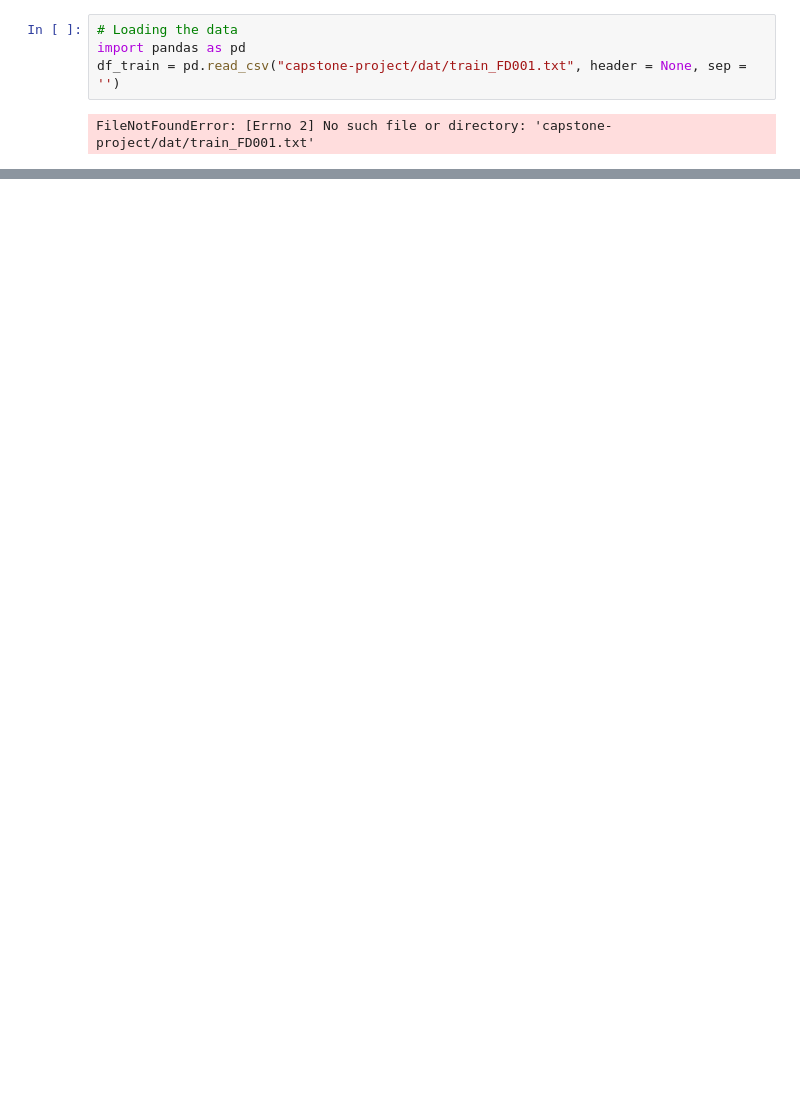
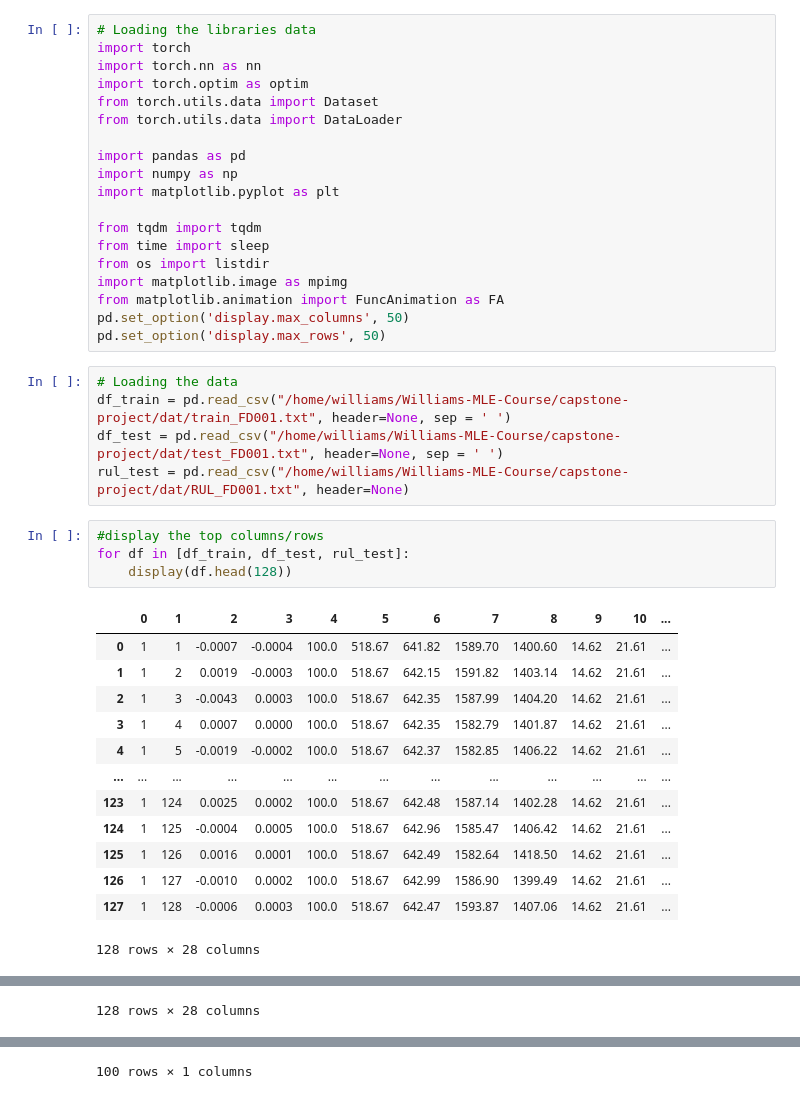
Before and after one commit to havilah40/Williams-MLE-Course, a Jupyter notebook: capstone-project/nb/nasa-turbo-fan.ipynb, the cells around one changed output, grey strips where cells are left out. Saved outputs shown, nothing was run; the diff lists cells and outputs as text; blank space fills up the shorter version.

```diff
--- a/capstone-project/nb/nasa-turbo-fan.ipynb
+++ b/capstone-project/nb/nasa-turbo-fan.ipynb
@@ -1,6 +1,42 @@
-# %%
-# Loading the data
-import pandas as pd
-df_train = pd.read_csv("capstone-project/dat/train_FD001.txt", header = None, sep = '')
-# %% [output]
-FileNotFoundError: [Errno 2] No such file or directory: 'capstone-project/dat/train_FD001.txt'
+# %%
+# Loading the libraries data
+import torch
+import torch.nn as nn
+import torch.optim as optim
+from torch.utils.data import Dataset
+from torch.utils.data import DataLoader
+
+import pandas as pd
+import numpy as np
+import matplotlib.pyplot as plt
+
+from tqdm import tqdm
+from time import sleep
+from os import listdir
+import matplotlib.image as mpimg
+from matplotlib.animation import FuncAnimation as FA
+pd.set_option('display.max_columns', 50)
+pd.set_option('display.max_rows', 50)
+# %%
+# Loading the data
+df_train = pd.read_csv("/home/williams/Williams-MLE-Course/capstone-project/dat/train_FD001.txt", header=None, sep = ' ')
+df_test = pd.read_csv("/home/williams/Williams-MLE-Course/capstone-project/dat/test_FD001.txt", header=None, sep = ' ')
+rul_test = pd.read_csv("/home/williams/Williams-MLE-Course/capstone-project/dat/RUL_FD001.txt", header=None)
+# %%
+#display the top columns/rows
+for df in [df_train, df_test, rul_test]:
+    display(df.head(128))
+# %% [output]
+|  | 0 | 1 | 2 | 3 | 4 | 5 | 6 | 7 | 8 | 9 | 10 | ... |
+| 0 | 1 | 1 | -0.0007 | -0.0004 | 100.0 | 518.67 | 641.82 | 1589.70 | 1400.60 | 14.62 | 21.61 | ... |
+| 1 | 1 | 2 | 0.0019 | -0.0003 | 100.0 | 518.67 | 642.15 | 1591.82 | 1403.14 | 14.62 | 21.61 | ... |
+| 2 | 1 | 3 | -0.0043 | 0.0003 | 100.0 | 518.67 | 642.35 | 1587.99 | 1404.20 | 14.62 | 21.61 | ... |
+| 3 | 1 | 4 | 0.0007 | 0.0000 | 100.0 | 518.67 | 642.35 | 1582.79 | 1401.87 | 14.62 | 21.61 | ... |
+| 4 | 1 | 5 | -0.0019 | -0.0002 | 100.0 | 518.67 | 642.37 | 1582.85 | 1406.22 | 14.62 | 21.61 | ... |
+| ... | ... | ... | ... | ... | ... | ... | ... | ... | ... | ... | ... | ... |
+| 123 | 1 | 124 | 0.0025 | 0.0002 | 100.0 | 518.67 | 642.48 | 1587.14 | 1402.28 | 14.62 | 21.61 | ... |
+| 124 | 1 | 125 | -0.0004 | 0.0005 | 100.0 | 518.67 | 642.96 | 1585.47 | 1406.42 | 14.62 | 21.61 | ... |
+| 125 | 1 | 126 | 0.0016 | 0.0001 | 100.0 | 518.67 | 642.49 | 1582.64 | 1418.50 | 14.62 | 21.61 | ... |
+| 126 | 1 | 127 | -0.0010 | 0.0002 | 100.0 | 518.67 | 642.99 | 1586.90 | 1399.49 | 14.62 | 21.61 | ... |
+| 127 | 1 | 128 | -0.0006 | 0.0003 | 100.0 | 518.67 | 642.47 | 1593.87 | 1407.06 | 14.62 | 21.61 | ... |
+128 rows × 28 columns
@@ -6,0 +55 @@ FileNotFoundError: [Errno 2] No such file or directory: 'capstone-project/dat/tr
+128 rows × 28 columns
@@ -6,0 +68 @@ FileNotFoundError: [Errno 2] No such file or directory: 'capstone-project/dat/tr
+100 rows × 1 columns
```
Also changed, not shown: parts of 37 cells of this notebook, 4 other files.
